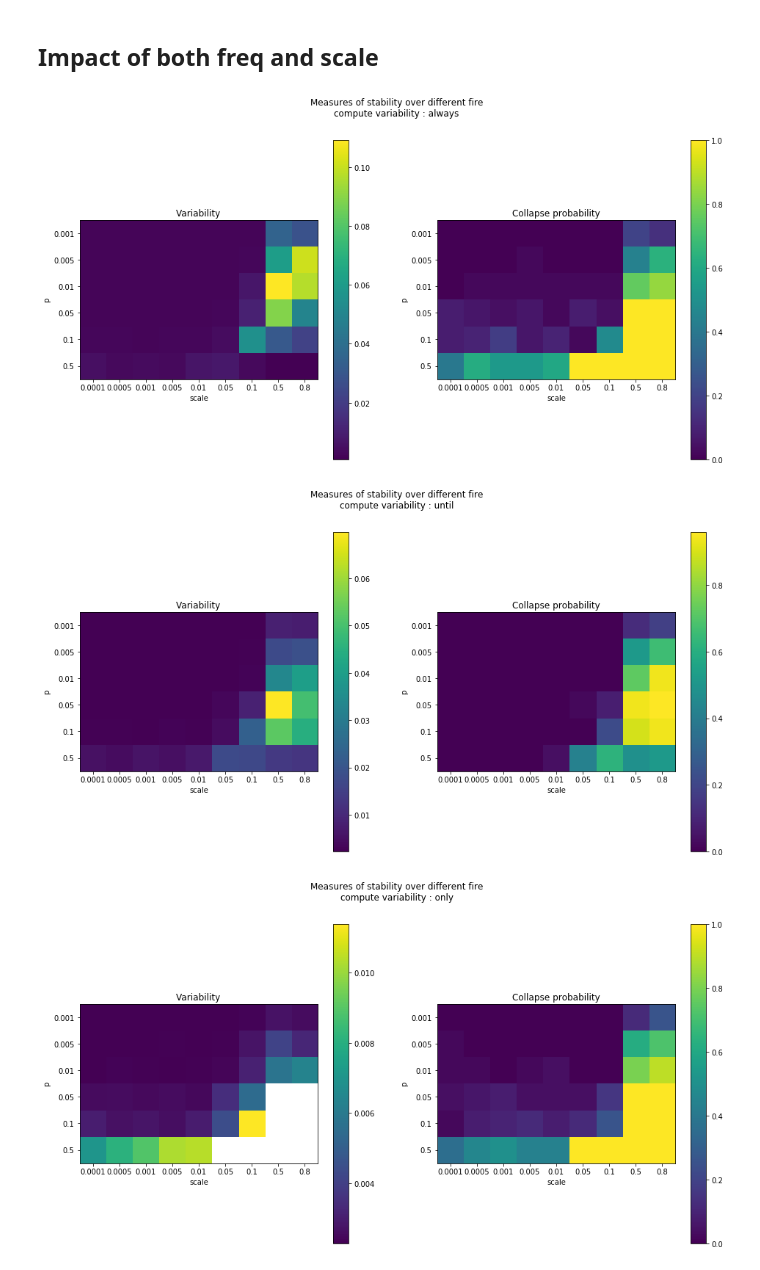
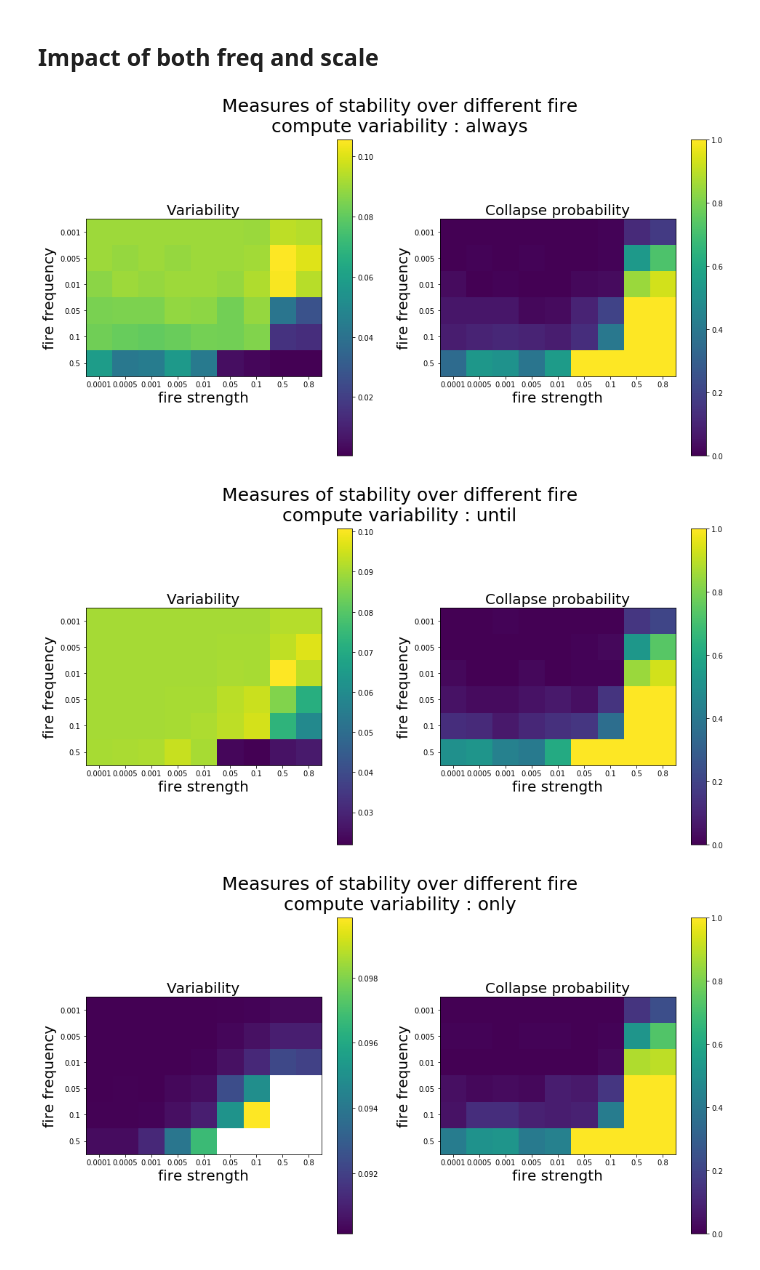
Before and after one commit to cavaillesj/internship_moulis, a Jupyter notebook: measures_and_fire.ipynb, the cells around one changed output. Cells and saved outputs as stored; diff of their text form; code cells hidden in the pictures.

```diff
--- a/measures_and_fire.ipynb
+++ b/measures_and_fire.ipynb
@@ -6,11 +6,11 @@ By different type of fire, we mean the modelisation of the fire, the law it foll
 # %%
 exec(open("objet.py").read(), globals())
 # %%
-Compute_variability = ["always", "until", "only"]
+Compute_variability = ["always", "until", "only", "10%"]
 # %%
-def measure(compute_variability = "always", **kwargs):
+def measure(Number_of_simulation = 10, compute_variability = "always", **kwargs):
     """solve the system several times with different perturbation in order to make an average"""
-    Number_of_simulation = 50  # 50
+    ##### Number_of_simulation : between 10 and 1000 usually 100
     Variability = np.zeros(Number_of_simulation)
     Collapse = np.zeros_like(Variability)
     for i in range(Number_of_simulation):
@@ -24,6 +24,8 @@ def measure(compute_variability = "always", **kwargs):
             Variability[i], Collapse[i] = variability_collapse_until(Y)
         elif(compute_variability == "only"):
             Variability[i], Collapse[i] = variability_collapse_only(Y)
+        elif(compute_variability == "10%"):
+            Variability[i], Collapse[i] = variability_collapse_10(Y)
         else:
             print("The choice of the way to compute the variability is not know")
     return np.nanmean(Variability), np.nanmean(Collapse)
@@ -87,16 +161,22 @@ for j, compute_variability in enumerate(Compute_variability):
     for i, ampl in enumerate(Ampl):
         Param_ampl = {"scale":ampl}
         Fire["param_amplitude"] = Param_ampl
-        v, c = measure(compute_variability = compute_variability, Fire = Fire) #############" modifier objet, au début et à perturbation"
+        v, c = measure(Number_of_simulation = 100, compute_variability = compute_variability, Fire = Fire) ############# modifier objet, au début et à perturbation"
         V += [v]
         C += [c]
     plt.figure(figsize=(12, 8))
-    plt.loglog(Freq, V, label="variability")
-    plt.loglog(Freq, C, label="collapse probability")
-    plt.legend()
-    plt.xlabel("Scale (log scale)")
-    plt.ylabel("Measures")
-    plt.title("Measures over amplitude fire\ncompute variability : "+compute_variability)
+    plt.semilogx(Ampl, V, "b", label="variability")
+    plt.ylabel("variability", color="blue", fontsize=20)
+    plt.xlabel("Scale (log scale)", fontsize=20)
+    plt.tick_params(labelcolor = 'tab:blue')
+
+    plt.twinx()
+    plt.semilogx(Ampl, C, "orange", label="collapse probability")
+    plt.tick_params(labelcolor = 'tab:orange')
+    plt.xlabel("Scale (log scale)", fontsize=20)
+    plt.ylabel("collapse probability", color = "orange", fontsize=20)
+
+    plt.title("Measures over amplitude fire\ncompute variability : "+compute_variability, fontsize=20)
     plt.savefig("plot/measures/Measures_over_amplitude_fire_compute_variability_"+compute_variability)
     plt.show()
 # %% [output]
@@ -121,41 +202,41 @@ Fire = {"frequence": "bernoulli",
 
 for j, compute_variability in enumerate(Compute_variability):
     V = np.zeros((len(Freq), len(Ampl)))
     C = np.zeros_like(V)
     for i, freq in enumerate(Freq):
         Param_freq = {"p":freq}
         Fire["param_freq"] = Param_freq
         for j, ampl in enumerate(Ampl):
             Param_ampl = {"scale":ampl}
             Fire["param_amplitude"] = Param_ampl
-            v, c = measure(compute_variability = compute_variability, Fire = Fire) #############" modifier objet, au début et à perturbation"
+            v, c = measure(Number_of_simulation = 100, compute_variability = compute_variability, Fire = Fire) #############" modifier objet, au début et à perturbation"
             V[i,j] = v
             C[i,j] = c
     plt.figure(figsize = (16, 8))
-    plt.suptitle("Measures of stability over different fire\ncompute variability : "+compute_variability)
+    plt.suptitle("Measures of stability over different fire\ncompute variability : "+compute_variability, fontsize=25)
 
     plt.subplot(1,2,1)
     plt.imshow(V)
     plt.xticks(np.arange(len(Ampl)), Ampl)
     plt.yticks(np.arange(len(Freq)), Freq)
     plt.colorbar()
-    plt.title("Variability")
-    plt.ylabel("p")
-    plt.xlabel("scale")
+    plt.title("Variability", fontsize=20)
+    plt.ylabel("fire frequency", fontsize=20)
+    plt.xlabel("fire strength", fontsize=20)
 
     plt.subplot(1,2,2)
     plt.imshow(C)
     plt.xticks(np.arange(len(Ampl)), Ampl)
     plt.yticks(np.arange(len(Freq)), Freq)
     plt.colorbar()
-    plt.title("Collapse probability")
-    plt.ylabel("p")
-    plt.xlabel("scale")
+    plt.title("Collapse probability", fontsize=20)
+    plt.ylabel("fire frequency", fontsize=20)
+    plt.xlabel("fire strength", fontsize=20)
 
     plt.savefig("plot/measures/Measures_over_freq_amplitude_compute_variability_"+compute_variability)
 
     #plt.savefig("plot/Measures_freq_ampl_2")
 # %% [output]
-[figure, old version]
+[figure, new version]
-[figure, old version]
+[figure, new version]
-[figure, old version]
+[figure, new version]
```
Also changed, not shown: parts of 6 cells of this notebook, 31 other files.
